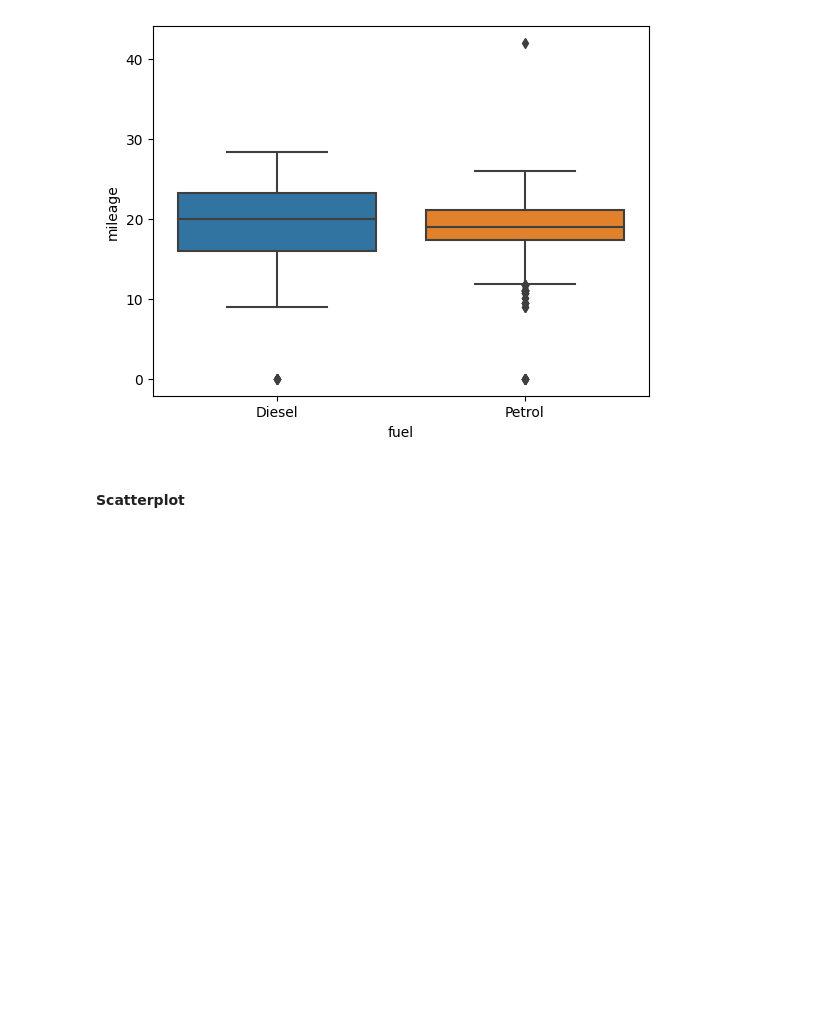
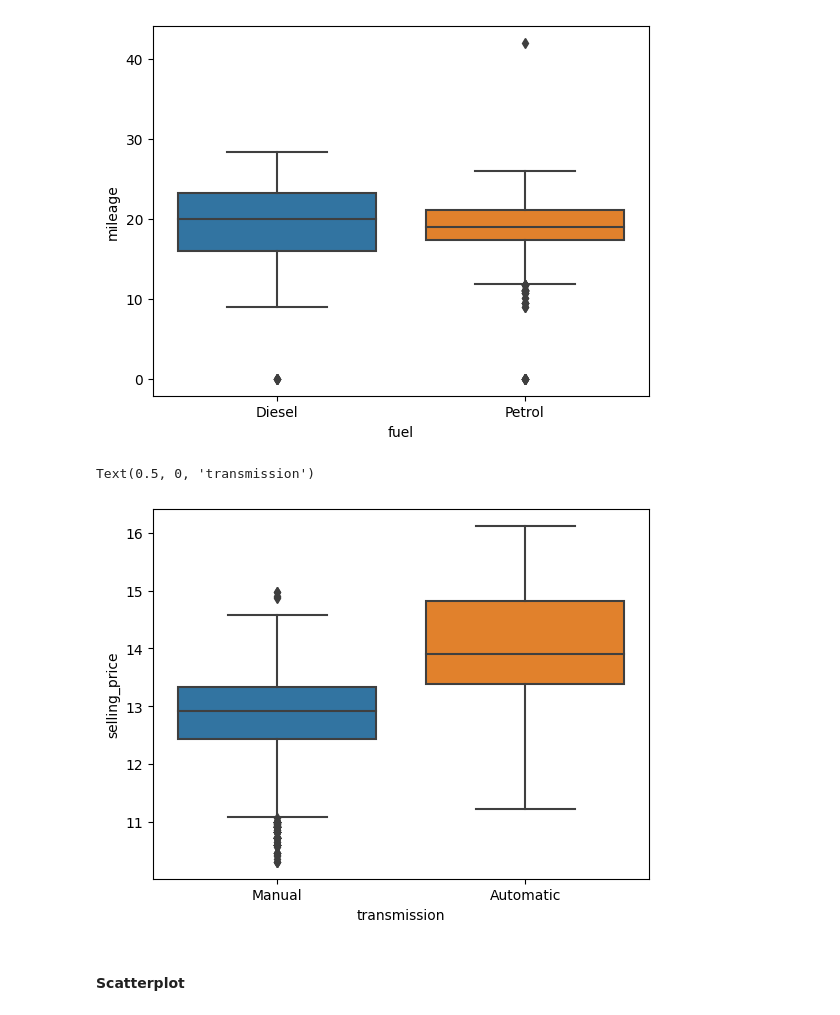
Before and after one commit to richakaks/ML-Projects, a Jupyter notebook: Assignment_1.ipynb, the cells around one changed output. Drawn from its saved outputs; the diff is of its cells as text; code cells hidden in the pictures; blank space fills up the shorter version.

```diff
--- a/Assignment_1.ipynb
+++ b/Assignment_1.ipynb
@@ -316,6 +314,13 @@ plt.xlabel("fuel")
 # %% [output]
 Text(0.5, 0, 'fuel')
 [figure]
+# %%
+sns.boxplot(x = df["transmission"], y = np.log(df["selling_price"]));
+plt.ylabel("selling_price")
+plt.xlabel("transmission")
+# %% [output]
+Text(0.5, 0, 'transmission')
+[figure, added]
 # %% [markdown]
 #### Scatterplot
 # %%
```
Also changed, not shown: parts of 7 cells of this notebook, 4 other files.
